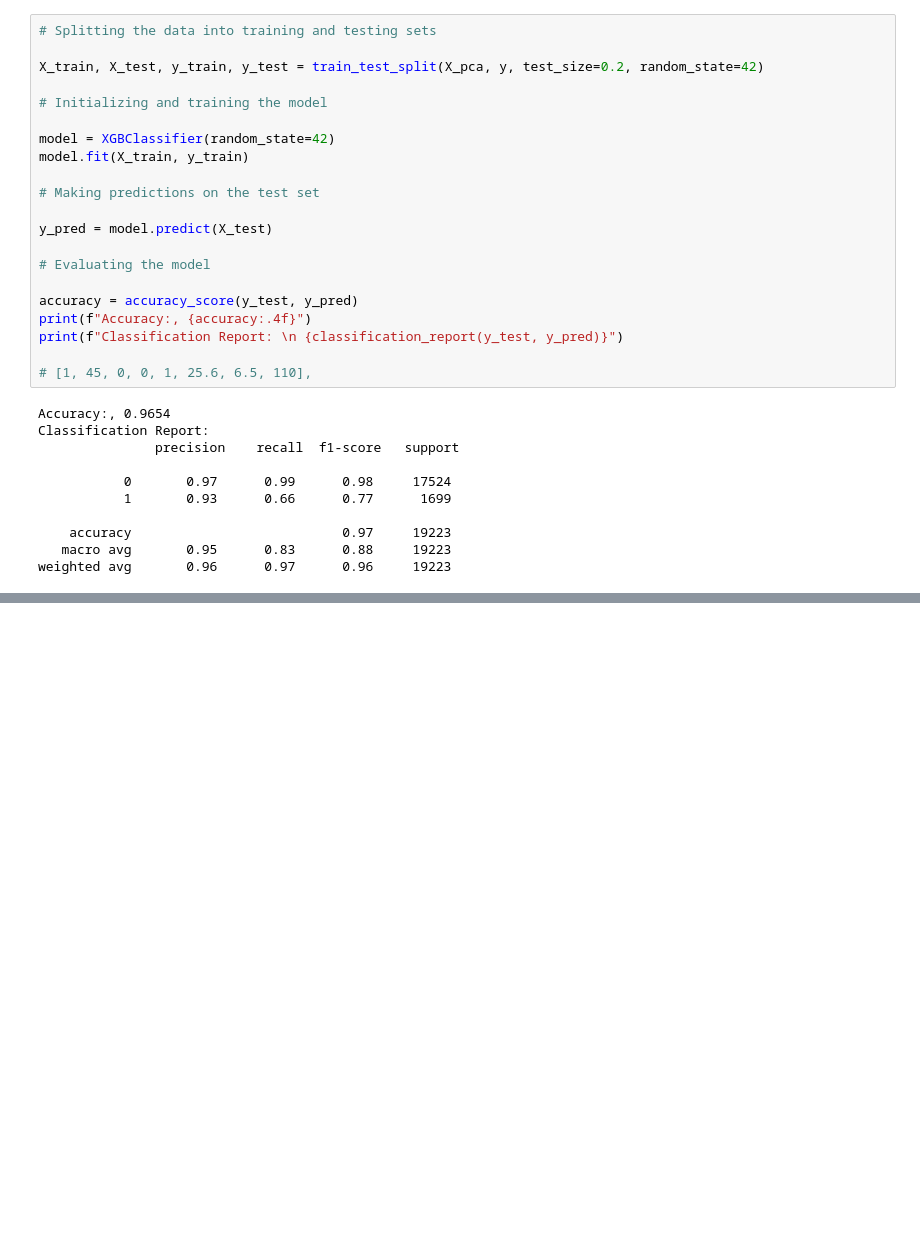
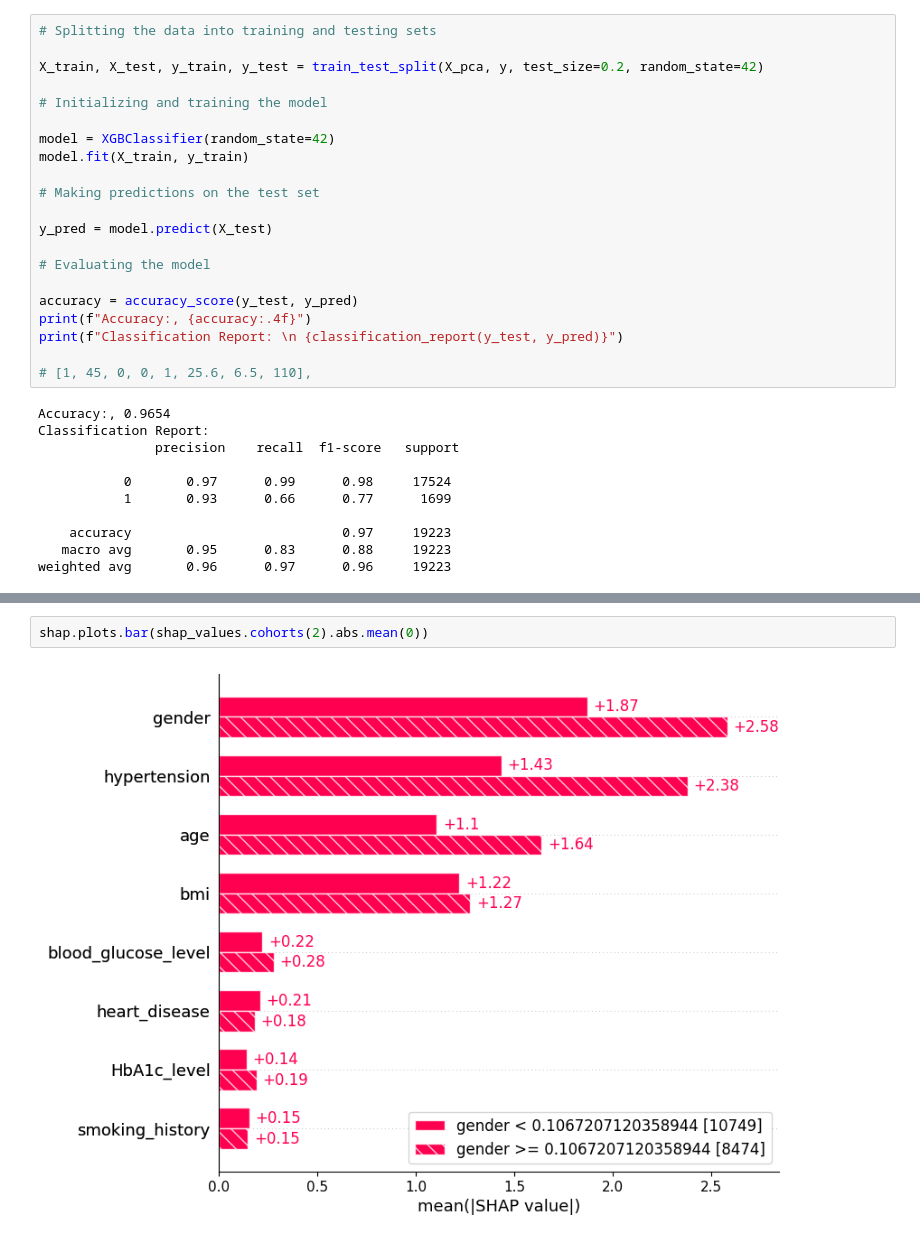
Before and after one commit to Prog-LucasAlves/ML_Cla_Flask, a Jupyter notebook: model/model.ipynb, the cells around one changed output, grey strips where cells are left out. Cells and saved outputs as stored; diff of their text form; blank space fills up the shorter version.

```diff
--- a/model/model.ipynb
+++ b/model/model.ipynb
@@ -213,0 +314,4 @@ weighted avg       0.96      0.97      0.96     19223
+# %%
+shap.plots.bar(shap_values.cohorts(2).abs.mean(0))
+# %% [output]
+[figure, added]
```
Also changed, not shown: parts of 16 cells of this notebook, 1 other file.
